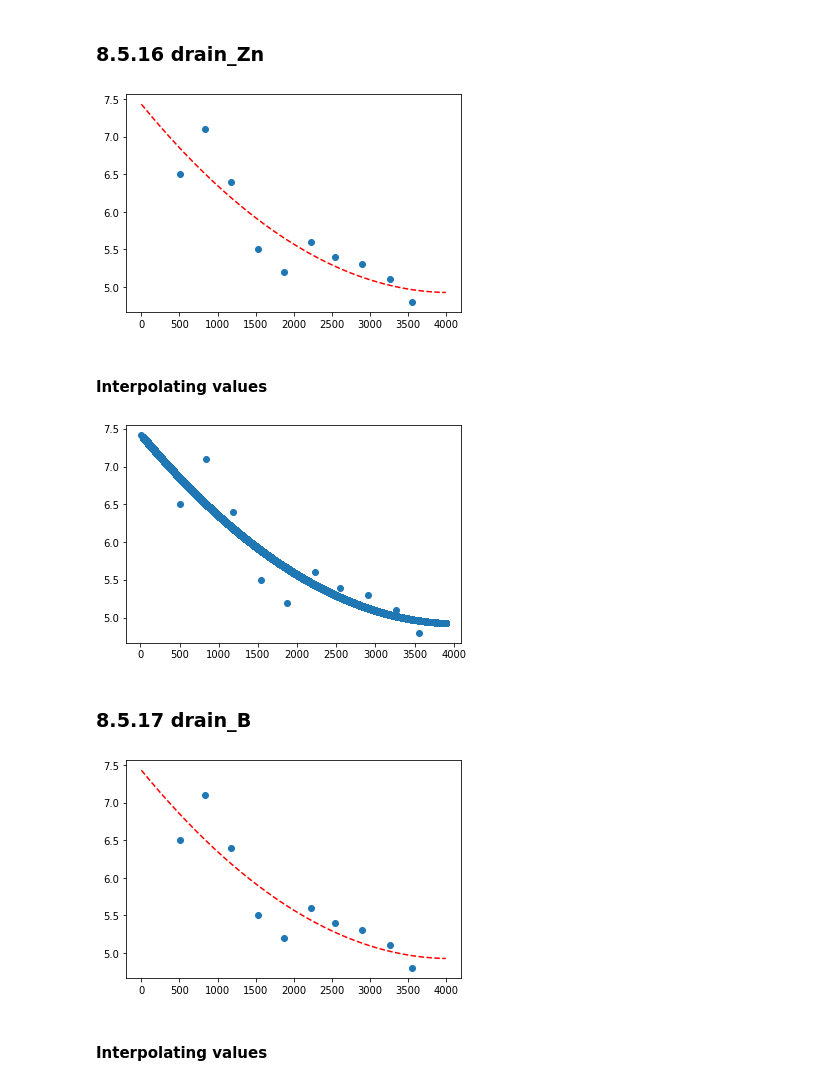
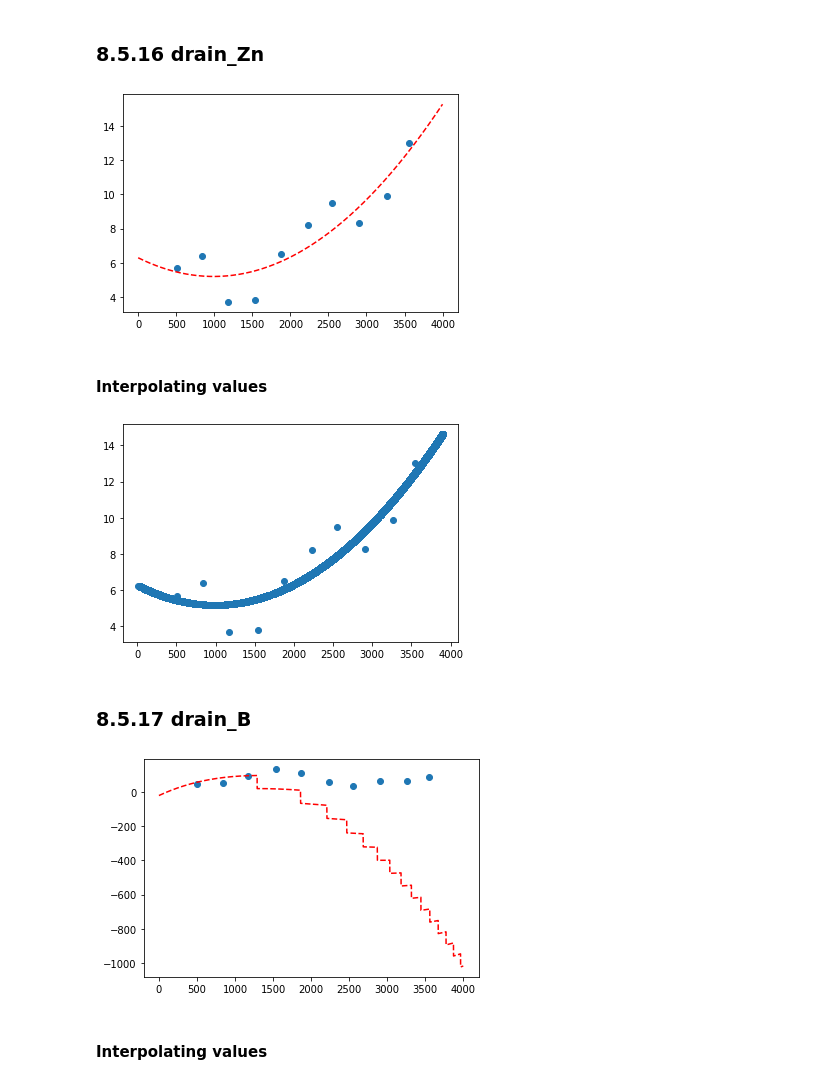
Before and after one commit to Vice777/Omdena-Chapter-Algeria, a Jupyter notebook: Feature selection/Feature_Selection_Task2_Indoor_Climate_Factors-(AICU).ipynb, the cells around one changed output. Saved outputs shown, nothing was run; the diff lists cells and outputs as text; code cells hidden in the pictures.

Commit message:
Updated curved for Lab-Analysis wrt climate

```diff
--- a/Feature selection/Feature_Selection_Task2_Indoor_Climate_Factors-(AICU).ipynb
+++ b/Feature selection/Feature_Selection_Task2_Indoor_Climate_Factors-(AICU).ipynb
@@ -2086,11 +2053,11 @@ x, y = aicu_lab["hrdiff"], aicu_lab[col[0]]
 # %%
 def objective1(x, a, b, c):
-    return (a*15) + (b*x) + (c * x**2)
+    return (a*x**2 + b*x + c)
 
 # curve fit
-lbound = [-0.005, -1, -1]
-ubound = [0.5, 20, 20]
-p0 = [0.5, 5, 4.5]
+lbound = [-0.005, -1,-20]
+ubound = [1, 1,20]
+p0 = [2e-06, -0.005 ,6]
 popt, _ = curve_fit(objective1, x, y, p0 = p0, bounds=(lbound, ubound))
 
 # summarize the parameter values
@@ -2125,13 +2089,13 @@ from scipy.optimize import curve_fit
 # %%
-x, y = aicu_lab["hrdiff"], aicu_lab[col[0]]
+x, y = aicu_lab["hrdiff"], aicu_lab[col[15]]
 # %%
 def objective1(x, a, b, c):
-    return (a*15) + (b*x) + (c * x**2)
+    return (a*x**2 + b*x + c)
 
 # curve fit
-lbound = [-0.005, -1, -1]
-ubound = [0.5, 20, 20]
-p0 = [0.5, 5, 4.5]
+lbound = [-0.005, -1,-20]
+ubound = [1, 1,20]
+p0 = [2e-06, -0.0022 ,6]
 popt, _ = curve_fit(objective1, x, y, p0 = p0, bounds=(lbound, ubound))
 
 # summarize the parameter values
@@ -2147,7 +2111,7 @@ y_line = objective1(x_line, a, b, c)
 plt.plot(x_line, y_line, '--', color='red')
 plt.show()
 # %% [output]
-[figure, old version]
+[figure, new version]
 # %% [markdown]
 #### Interpolating values
 # %%
@@ -2157,6 +2121,6 @@ for i in range(aicu_climate_new.shape[0]):
 # %%
-plt.scatter(aicu_climate_new['hrdiff'], aicu_climate_new[col[0]]);
+plt.scatter(aicu_climate_new['hrdiff'], aicu_climate_new[col[15]]);
 # %% [output]
-[figure, old version]
+[figure, new version]
 # %% [markdown]
 ### 8.5.17 drain_B
@@ -2166,29 +2127,29 @@ from scipy.optimize import curve_fit
 # %%
-x, y = aicu_lab["hrdiff"], aicu_lab[col[0]]
+x, y = aicu_lab["hrdiff"], aicu_lab[col[16]]
 # %%
-def objective1(x, a, b, c):
-    return (a*15) + (b*x) + (c * x**2)
+def objective1(x, a, b, c, d):
+    return (a*x**3 + b*x**2 + c*x +d)
 
 # curve fit
-lbound = [-0.005, -1, -1]
-ubound = [0.5, 20, 20]
-p0 = [0.5, 5, 4.5]
+lbound = [-0.005, -1, -1,-20]
+ubound = [1, 1, 1,20]
+p0 = [2e-08, -2e-03, 0.5, -20]
 popt, _ = curve_fit(objective1, x, y, p0 = p0, bounds=(lbound, ubound))
 
 # summarize the parameter values
-a, b, c = popt
+a, b, c,d = popt
 # plot input vs output
 plt.scatter(x, y)
 # define a sequence of inputs between the smallest and largest known inputs
 #x_line = np.arange(min(x), max(x), 1)
 x_line = np.arange(0, 4000, 1)
 # calculate the output for the range
-y_line = objective1(x_line, a, b, c)
+y_line = objective1(x_line, a, b, c,d)
 # create a line plot for the mapping function
 plt.plot(x_line, y_line, '--', color='red')
 plt.show()
 # %% [output]
-[figure, old version]
+[figure, new version]
 # %% [markdown]
 #### Interpolating values
 # %%
```
Also changed, not shown: parts of 72 cells of this notebook.
